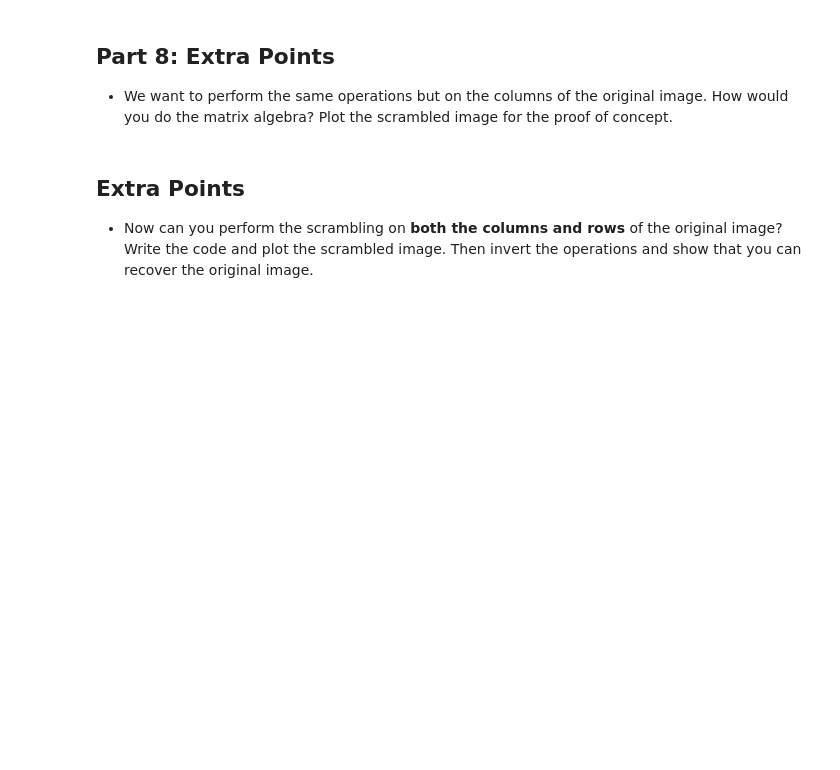
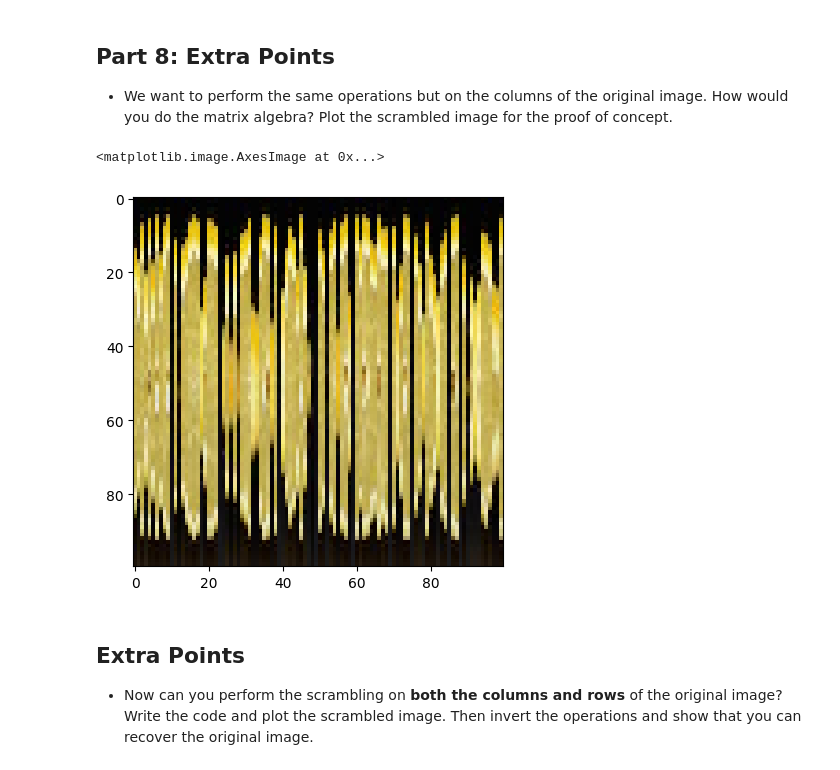
Before and after one commit to Banhana/AppliedMachineLearning, a Jupyter notebook: HW1/Assignements/HW1/HW1.ipynb, the cells around one changed output. Cells and saved outputs as stored; diff of their text form; code cells hidden in the pictures; blank space fills up the shorter version.

```diff
--- a/HW1/Assignements/HW1/HW1.ipynb
+++ b/HW1/Assignements/HW1/HW1.ipynb
@@ -180,6 +180,22 @@ plt.imshow(original_image)
 ## Part 8: Extra Points
 
 * We want to perform the same operations but on the columns of the original image. How would you do the matrix algebra? Plot the scrambled image for the proof of concept.
+# %%
+column_indices = np.arange(n) # Create an array the size of n
+np.random.shuffle(column_indices)
+
+# Create a copy of the original image to store the scrambled columns image
+scrambled_columns_image = np.copy(image)
+
+# Scramble the columns of the image
+for i in range(n):
+    scrambled_columns_image[:, i, :] = image[:, column_indices[i], :]
+
+# Proof of concept
+plt.imshow(scrambled_columns_image)
+# %% [output]
+<matplotlib.image.AxesImage at 0x...>
+[figure, added]
 # %% [markdown]
 ## Extra Points
 
```
Also changed, not shown: parts of 6 cells of this notebook.
